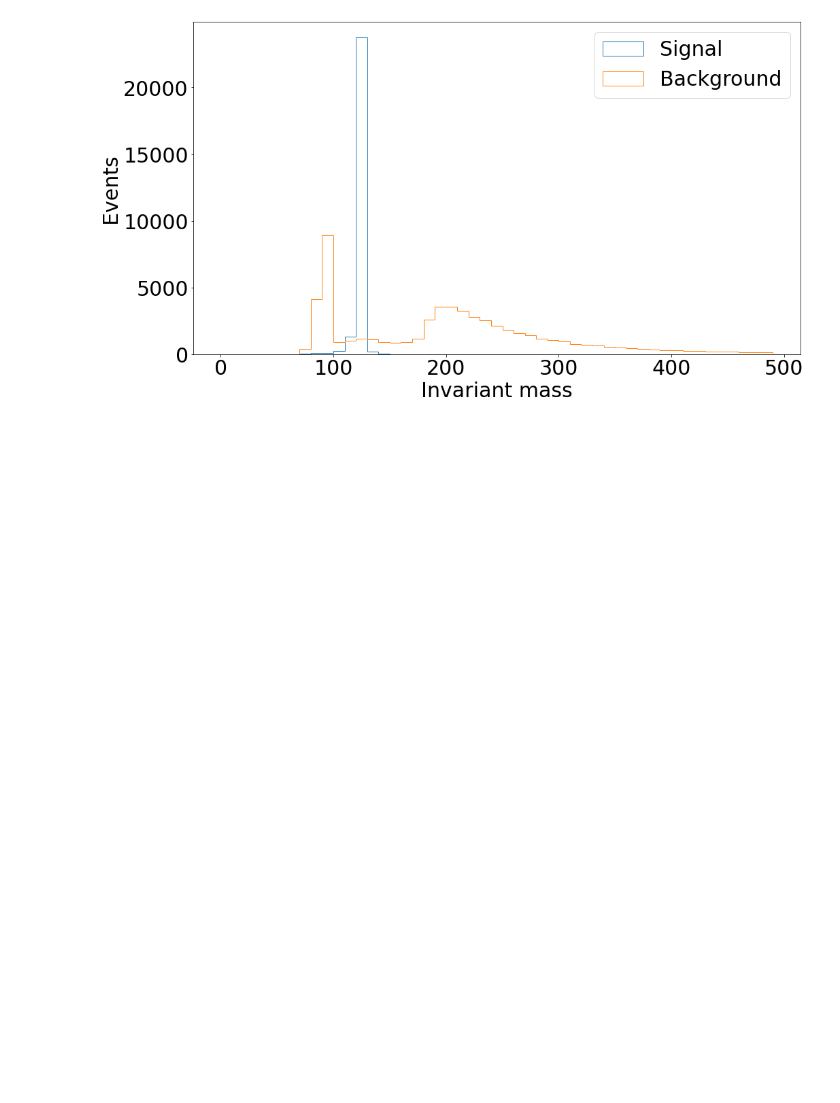
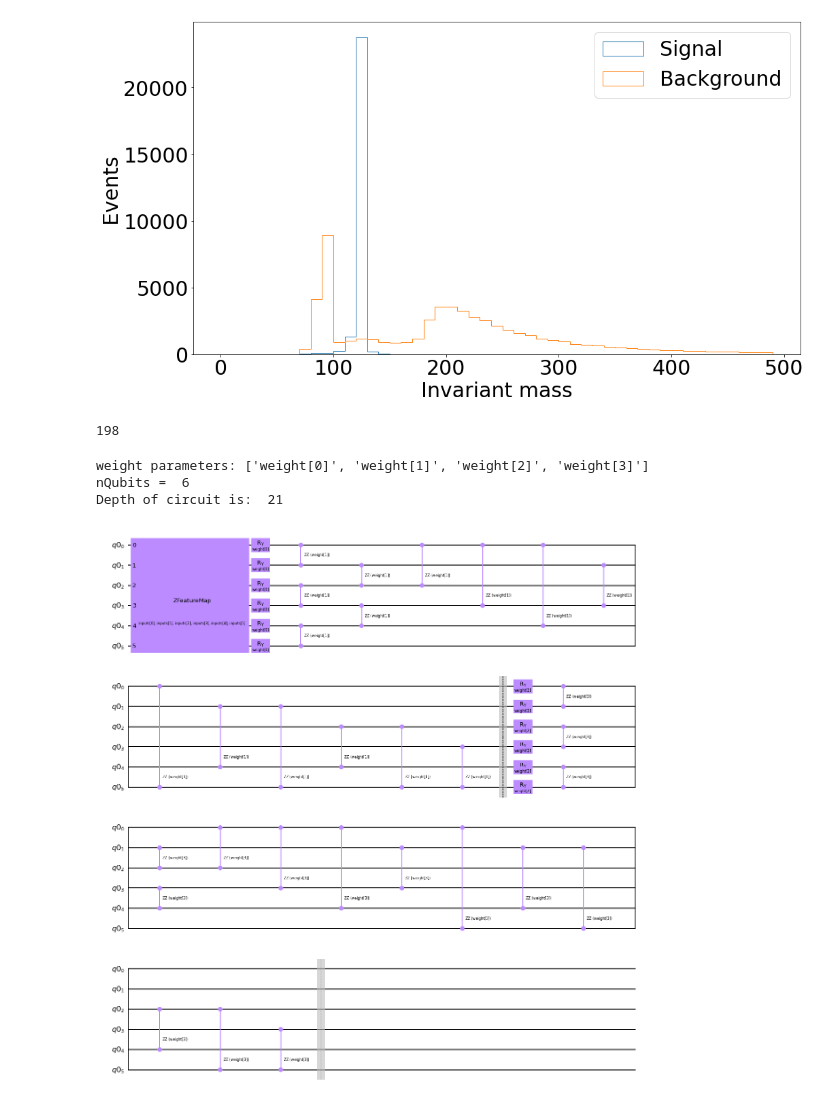
Before and after one commit to Zhelun-Li/VQC-Permutable-Lorentz-symmetry, a Jupyter notebook: Lorentz_symmetry_decay_scipy.ipynb, the cells around one changed output. Saved outputs shown, nothing was run; the diff lists cells and outputs as text; code cells hidden in the pictures; blank space fills up the shorter version.

```diff
--- a/Lorentz_symmetry_decay_scipy.ipynb
+++ b/Lorentz_symmetry_decay_scipy.ipynb
@@ -167,10 +184,13 @@ bkg_3vec=getThreeVectors_df(bkg)
 sig_dot=getDot_df(h4l)
 bkg_dot=getDot_df(bkg)
 # %%
-def split(X,y,normalize=True):
+random_state=int(1000*np.random.rand())
+print(random_state)
+
+def split(X,y,normalize=True,random_state=random_state):
     train_ratio=0.6
     X_train, X_valTest, y_train, y_valTest = train_test_split(X.copy(), y.copy(), train_size=train_ratio, random_state=100)
-    X_val, X_test, y_val, y_test = train_test_split(X_valTest, y_valTest, test_size=0.5, random_state=200)
+    X_val, X_test, y_val, y_test = train_test_split(X_valTest, y_valTest, test_size=0.5, random_state=random_state)
     #Normalizing everythings:
     if normalize:
         Max=X_train.max()
@@ -180,3 +200,5 @@ def split(X,y,normalize=True):
 
 
     return X_train,y_train,X_val,y_val,X_test,y_test
+# %% [output]
+198
@@ -306,4 +359,14 @@ def computeAccuracy(est,params,X_test,y_test,threshold):
     diff=y-y_test
     acc=diff[diff==0].shape[0]/y.shape[0]
     return acc
+# %%
+estimator_qnn_rotPerm1=getEstimator_rotPerm(2,4)
+# %% [output]
+weight parameters: ['weight[0]', 'weight[1]', 'weight[2]', 'weight[3]']
+nQubits =  6
+Depth of circuit is:  21
+# %%
+estimator_qnn_rotPerm1.circuit.draw('mpl')
+# %% [output]
+[figure, added]
 # %%
```
Also changed, not shown: parts of 64 cells of this notebook, 4 other files.
